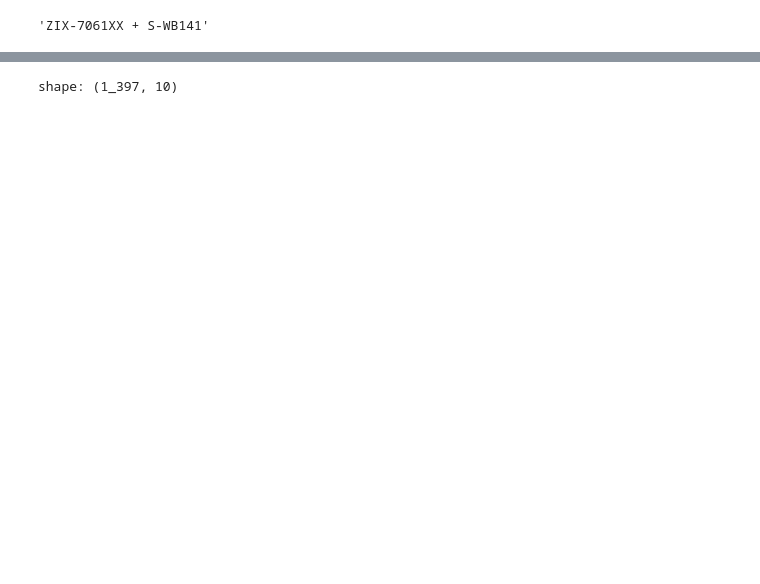
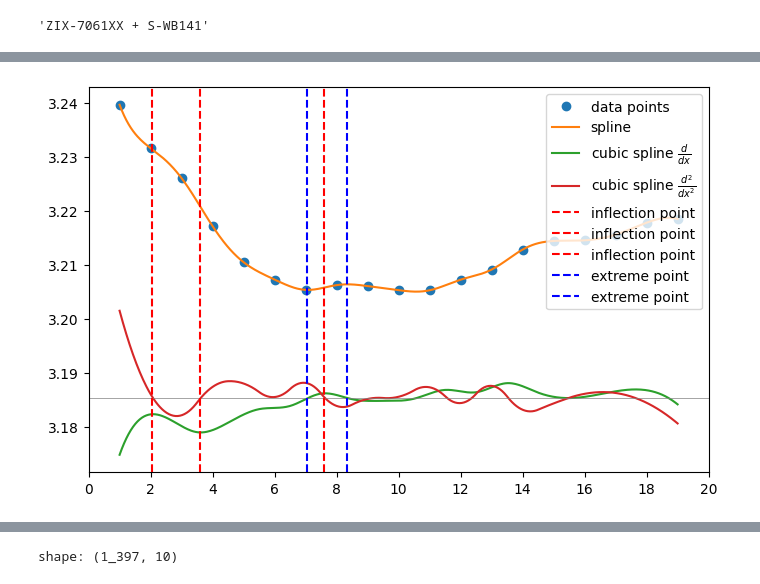
Before and after one commit to dimsplendid/innolux, a Jupyter notebook: notebooks/T2 6628 BP 3500 A ZIX-7061 S-NP13 S-WB141/around_gap.ipynb, the cells around one changed output, grey strips where cells are left out. Saved outputs shown, nothing was run; the diff lists cells and outputs as text; code cells hidden in the pictures; blank space fills up the shorter version.

```diff
--- a/notebooks/T2 6628 BP 3500 A ZIX-7061 S-NP13 S-WB141/around_gap.ipynb
+++ b/notebooks/T2 6628 BP 3500 A ZIX-7061 S-NP13 S-WB141/around_gap.ipynb
@@ -96,0 +188,10 @@ around_gap.filter(pl.col("Panel ID") == "660L2AP50FN215C96")[0,'Condition']
+# %%
+a = widgets.IntSlider(description='a')
+b = widgets.IntSlider(description='b')
+c = widgets.IntSlider(description='c')
+def f(a, b, c):
+    print('{}*{}*{}={}'.format(a, b, c, a*b*c))
+
+out = widgets.interactive_output(f, {'a': a, 'b': b, 'c': c})
+
+widgets.HBox([widgets.VBox([a, b, c]), out])
@@ -96,0 +210,73 @@ around_gap.filter(pl.col("Panel ID") == "660L2AP50FN215C96")[0,'Condition']
+# %%
+from scipy.interpolate import make_interp_spline, make_smoothing_spline, make_splrep
+from ipywidgets import widgets
+from IPython.display import display
+# %matplotlib widget
+
+# panel_id = widgets.Dropdown(
+#     options=around_gap['Panel ID'].unique(),
+#     value='660L2AP50FN214B95',
+#     description='Panel ID: ',
+#     disabled=False,
+# )
+# locaction = widgets.Dropdown(
+#     options=around_gap['Location'].unique(),
+#     value='up',
+#     description='Location: ',
+#     disabled=False,
+# )
+
+# test data
+test_df = around_gap.filter(
+    pl.col("RMS(%)") < 0.3,
+    pl.col('Location')=='down',
+    pl.col("Panel ID") == "660L2AP50FN215C96",
+    # pl.col("Panel ID") == "660L2AP50FN210FB5",
+).select(
+    "Dist to Edge(mm)",
+    "Cell Gap(um)",
+)
+
+x = test_df['Dist to Edge(mm)'].to_numpy()
+y = test_df['Cell Gap(um)'].to_numpy()
+
+# cs = CubicSpline(x,y)
+# spline = make_splrep(x,y,k=3,s=20)
+# spline = make_smoothing_spline(x,y,lam=0.2)
+spline = make_interp_spline(x,y, k=4)
+xx = np.linspace(x.min(), x.max(), 500)
+
+d1 = spline(xx, 1)
+d2 = spline(xx, 2)
+
+sign_changes = np.where(np.diff(np.sign(d2)) != 0)[0]
+inflection_points = xx[sign_changes]
+
+d1_sign_changes = np.where(np.diff(np.sign(d1)) != 0)[0]
+extreme_points = xx[d1_sign_changes]
+
+# plot
+
+base_line = np.min(y) - 0.02
+multiply = np.max(y) / np.max(np.abs(d2)) / 200
+# plt.ioff()
+
+fig, ax = plt.subplots(figsize=(8,5))
+ax.plot(x, y, 'o', label="data points")
+ax.plot(xx, spline(xx), label='spline')
+ax.plot(xx, d1 * multiply + base_line, label=r'cubic spline $\frac{d}{dx}$')
+ax.plot(xx, d2 * multiply + base_line, label=r'cubic spline $\frac{d^2}{dx^2}$')
+ax.axhline(base_line, color='gray', lw=0.5)
+ax.axvline(inflection_points[0], color="red", linestyle='--', label="inflection point")
+ax.axvline(inflection_points[1], color="red", linestyle='--', label="inflection point")
+ax.axvline(inflection_points[2], color="red", linestyle='--', label="inflection point")
+ax.axvline(extreme_points[0], color="blue", linestyle='--', label="extreme point")
+ax.axvline(extreme_points[1], color="blue", linestyle='--', label="extreme point")
+
+ax.set_xlim(0, 20)
+ax.set_xticks(np.arange(0, 21, 2))
+ax.legend()
+print(f"infection point: {np.argmin(np.abs(x - inflection_points[0]))}")
+
+plt.show()
+# %% [output]
@@ -96,0 +284 @@ around_gap.filter(pl.col("Panel ID") == "660L2AP50FN215C96")[0,'Condition']
+[figure, added]
```
Also changed, not shown: parts of 25 cells of this notebook, 5 other files.
